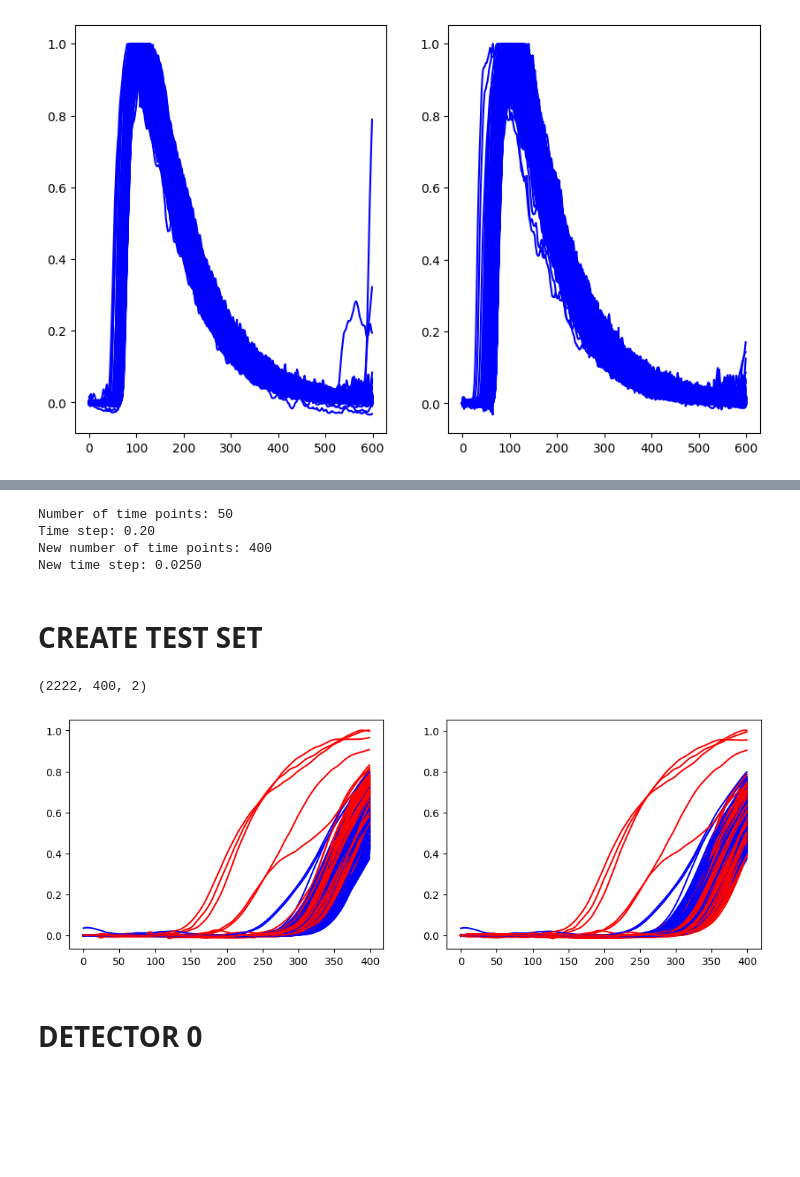
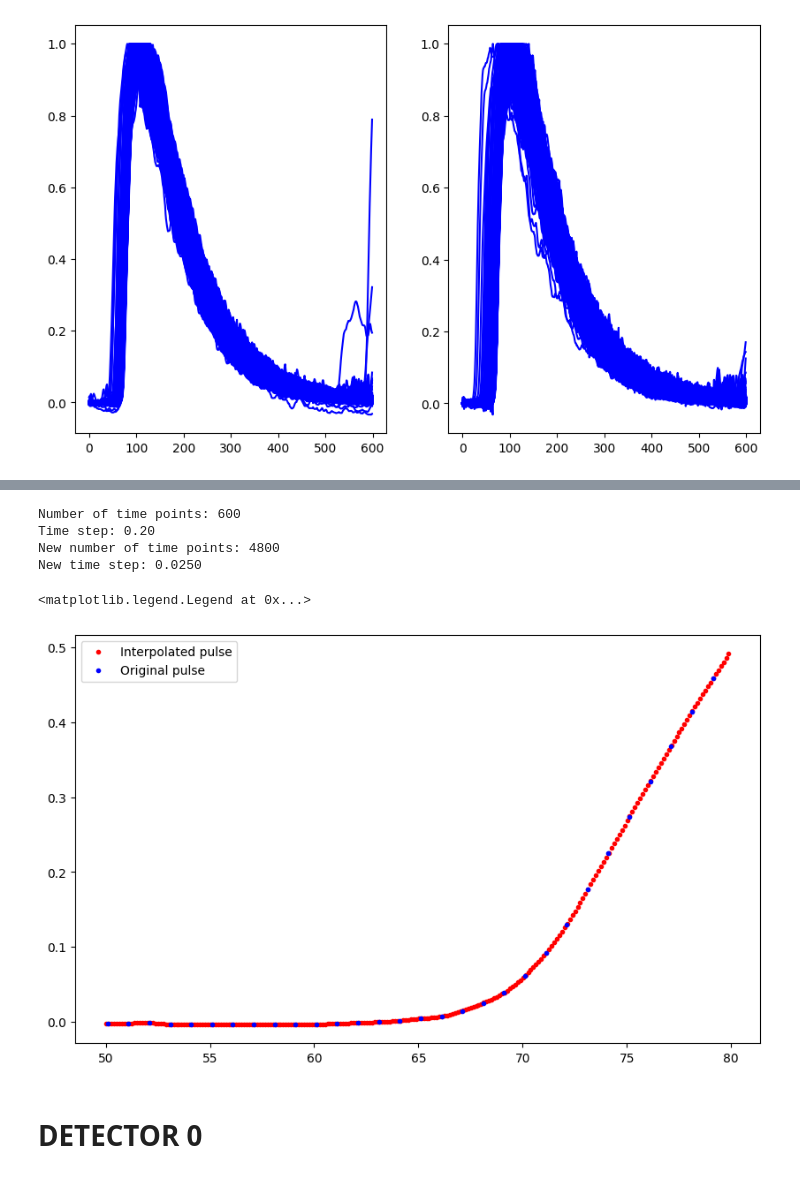
Before and after one commit to wjosefw/Signal-processing-with-Neural-networks, a Jupyter notebook: DEEP_TIMING_DATOS_PRACTICA_MASTER_Na22.ipynb, the cells around one changed output, grey strips where cells are left out. Cells and saved outputs as stored; diff of their text form; code cells hidden in the pictures; blank space fills up the shorter version.

```diff
--- a/DEEP_TIMING_DATOS_PRACTICA_MASTER_Na22.ipynb
+++ b/DEEP_TIMING_DATOS_PRACTICA_MASTER_Na22.ipynb
@@ -56,9 +17,0 @@ def momentos(vector):
-# %%
-#---------------------------------------------------- Normalization Function--------------------------------------------------------------
-@njit
-def normalize_by_max(array_pulsos):
-  y = np.zeros_like(array_pulsos)
-  for i in range(array_pulsos.shape[0]):
-    y[i,:,0] =  array_pulsos[i,:,0] / np.max(array_pulsos[i,:,0])
-    y[i,:,1] =  array_pulsos[i,:,1] / np.max(array_pulsos[i,:,1])
-  return y
@@ -174,9 +113,6 @@ a = np.array(a)
 # %%
 #--------------------------------Interpolar pulsos reales---------------------------------
-start = 30 #50
-stop = 80
-
-input = pulsos_Na22_filt_norm[:,start:stop,:]
+input = pulsos_Na22_filt_norm
 EXTRASAMPLING = 8
 Nt = np.shape(input)[1]
 Nt_new = Nt *  EXTRASAMPLING
@@ -186,7 +122,7 @@ new_time_step = time_step / EXTRASAMPLING
 tiempo = np.linspace(0, Nt, Nt)
 tiempo_new = np.linspace(0,Nt,Nt_new)
 
-interp_func = interp1d(tiempo,pulsos_Na22_filt_norm[:,start:stop,:],  kind='cubic', axis=1)
+interp_func = interp1d(tiempo,pulsos_Na22_filt_norm,  kind='cubic', axis=1)
 new_pulses = interp_func(tiempo_new)
 
 
@@ -195,21 +131,12 @@ print('Time step: %.2f' % (time_step))
 print('New number of time points: %.d' % (Nt_new))
 print('New time step: %.4f' % (new_time_step))
 
-#---------------------------------------------------------------- Align the pulses -----------------------------------
-new_pulses[:,:,1] = np.roll(new_pulses[:,:,1],20)
-new_pulses[:,0:20,1] = np.random.normal(scale=1e-3, size=20)
+#-------------------------------------------- Align the pulses -----------------------------------
+align_steps = 20
+new_pulses[:,:,1] = np.roll(new_pulses[:,:,1], align_steps)
+new_pulses[:,:align_steps,1] = np.random.normal(scale = 1e-3, size = align_steps)
 # %% [output]
-Number of time points: 50
+Number of time points: 600
 Time step: 0.20
-New number of time points: 400
+New number of time points: 4800
 New time step: 0.0250
-# %% [markdown]
-# **CREATE TEST SET**
-# %%
-#----------------------------------------------------- Create test set ---------------------------
-Ntest = int(0.1*new_pulses.shape[0])
-TEST = new_pulses[0:Ntest,:,:]
-new_pulses = new_pulses[Ntest:,:,:]
-print(TEST.shape)
-# %% [output]
-(2222, 400, 2)
@@ -240,11 +143,14 @@ for i in range(TEST.shape[0]):
-# %%
-plt.figure(figsize=(12,4))
-for i in range(TEST.shape[0]):
-  plt.subplot(121)
-  plt.plot(TEST[i,:,0],'b-')
-  plt.plot(TEST[i,:,1],'r-')
-  plt.subplot(122)
-  plt.plot(TEST_02[i,:,0],'b-')
-  plt.plot(TEST_02[i,:,1],'r-')
-# %% [output]
-[figure, removed]
+# %%
+start = 50*EXTRASAMPLING
+stop = 80*EXTRASAMPLING
+
+plt.figure(figsize=(10,6))
+
+t_new = np.linspace(0,Nt,Nt_new)
+t = np.linspace(0,Nt,Nt)
+plt.plot(t_new[start:stop],new_pulses[0,start:stop,0],'r.')
+plt.plot(t[50:80],pulsos_Na22_filt_norm[0,50:80,0],'b.')
+plt.legend(('Interpolated pulse','Original pulse'))
+# %% [output]
+<matplotlib.legend.Legend at 0x...>
+[figure, added]
```
Also changed, not shown: parts of 34 cells of this notebook.
